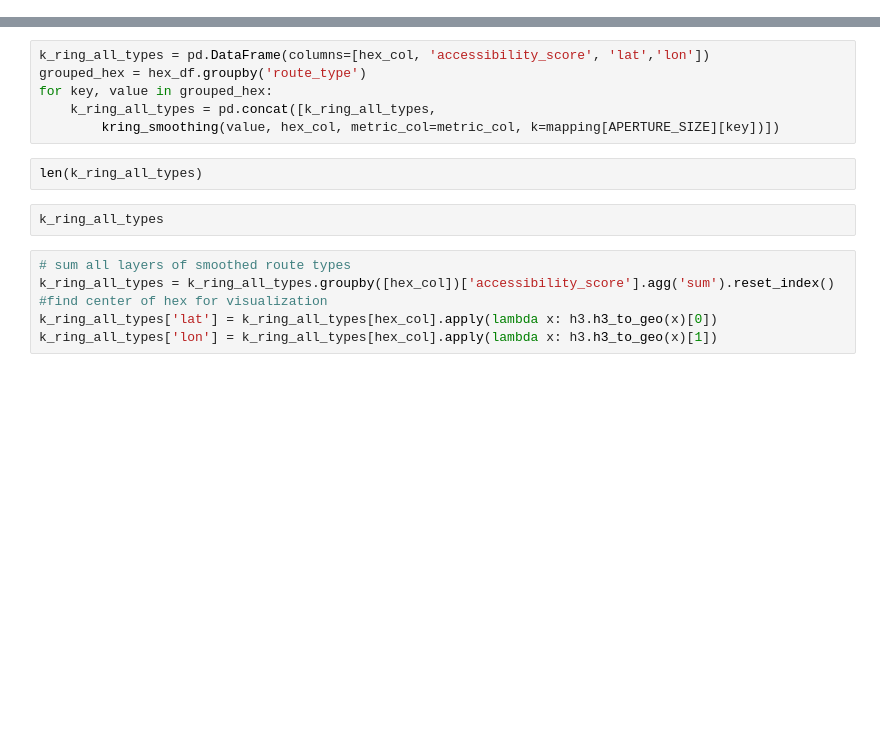
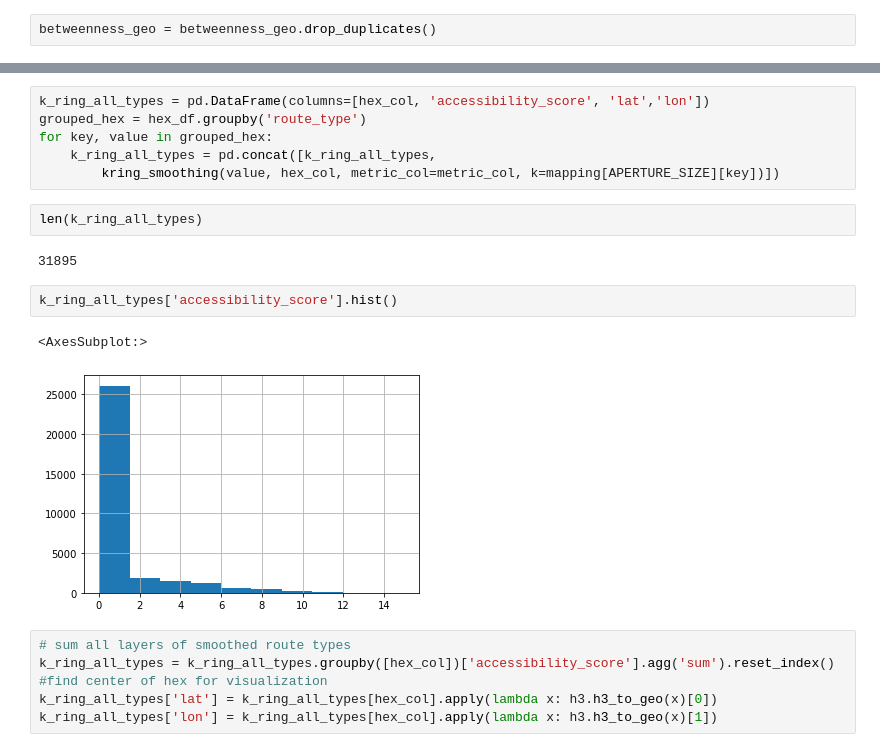
Before and after one commit to pmehler/us_transit_analysis, a Jupyter notebook: gtfs_to_networkx.ipynb, the cells around one changed output, grey strips where cells are left out. Cells and saved outputs as stored; diff of their text form; blank space fills up the shorter version.

```diff
--- a/gtfs_to_networkx.ipynb
+++ b/gtfs_to_networkx.ipynb
@@ -269,3 +288,5 @@ len(betweenness_geo)
+# %%
+betweenness_geo = betweenness_geo.drop_duplicates()
 # %% [markdown]
 # Hex aggregation
 # %%
@@ -297,8 +325,13 @@ for key, value in grouped_hex:
         kring_smoothing(value, hex_col, metric_col=metric_col, k=mapping[APERTURE_SIZE][key])])
 # %%
 len(k_ring_all_types)
+# %% [output]
+31895
 # %%
-k_ring_all_types
+k_ring_all_types['accessibility_score'].hist()
+# %% [output]
+<AxesSubplot:>
+[figure, added]
 # %%
 # sum all layers of smoothed route types
 k_ring_all_types = k_ring_all_types.groupby([hex_col])['accessibility_score'].agg('sum').reset_index()
```
Also changed, not shown: parts of 14 cells of this notebook, 1 other file.
